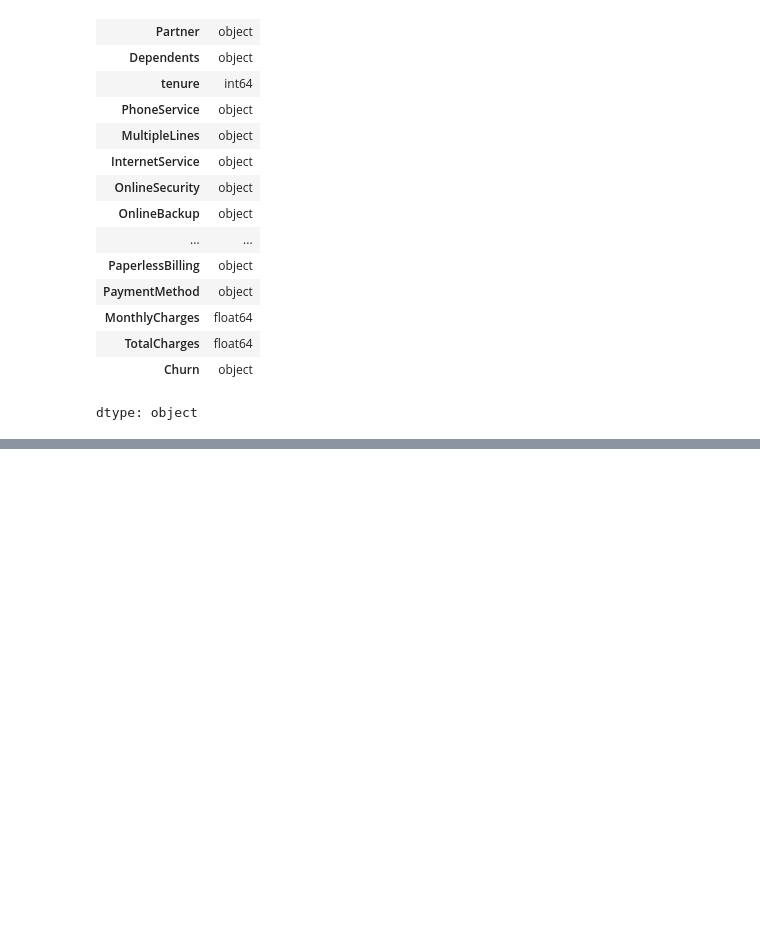
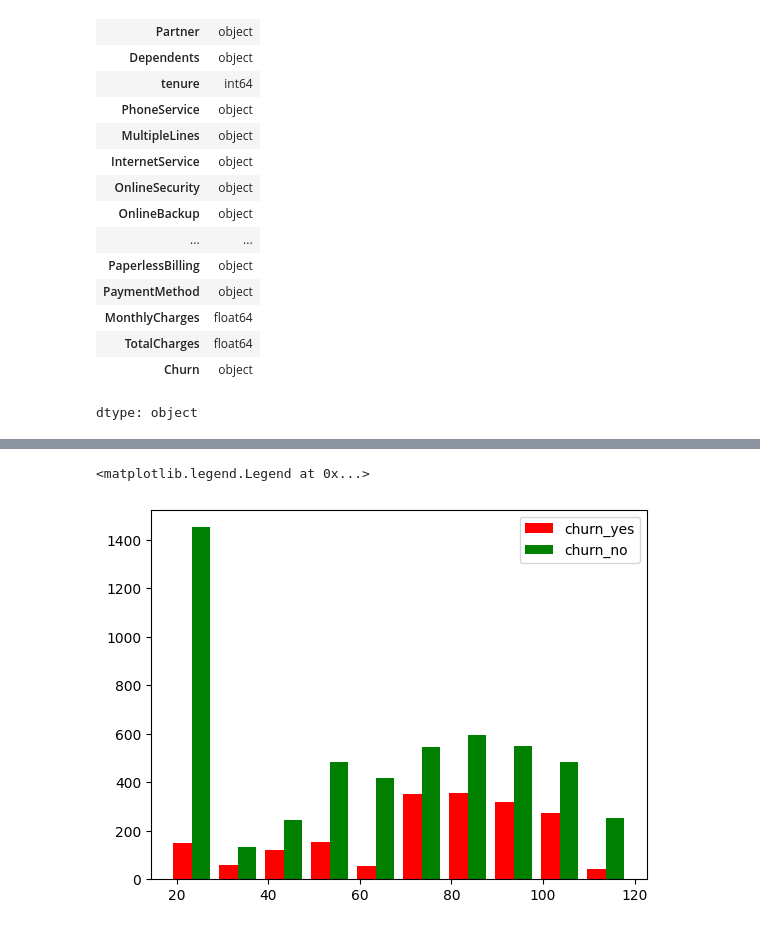
Before and after one commit to lalitha-sahitya/Customer-Churn-Prediction, a Jupyter notebook: customer_churn_prediction.ipynb, the cells around one changed output, grey strips where cells are left out. Drawn from its saved outputs; the diff is of its cells as text; code cells hidden in the pictures; blank space fills up the shorter version.

```diff
--- a/customer_churn_prediction.ipynb
+++ b/customer_churn_prediction.ipynb
@@ -130,0 +184,9 @@ dtype: object
+# %%
+mon_churn_yes=data[data.Churn=='Yes'].MonthlyCharges
+mon_churn_no=data[data.Churn=='No'].MonthlyCharges
+# %%
+plt.hist([mon_churn_yes,mon_churn_no],color=['red','green'],label=['churn_yes','churn_no'])
+plt.legend()
+# %% [output]
+<matplotlib.legend.Legend at 0x...>
+[figure, added]
```
Also changed, not shown: parts of 38 cells of this notebook.
